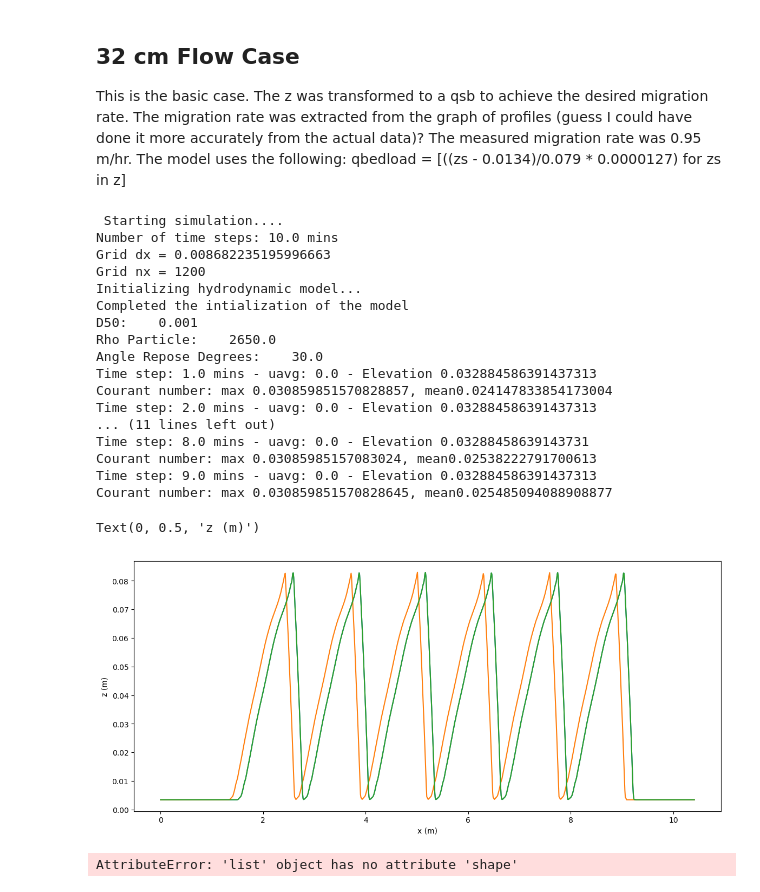
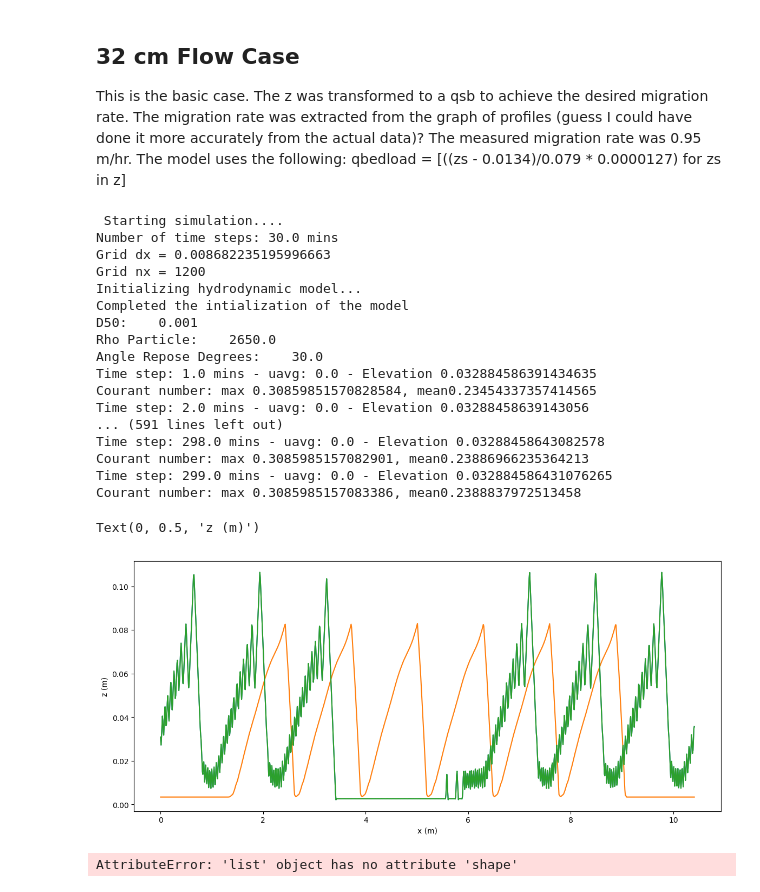
Before and after one commit to plgrover/pymorph, a Jupyter notebook: notebooks/Prototyping/2019-05-30_Parameterized_qbed.ipynb, the cells around one changed output. Cells and saved outputs as stored; diff of their text form; code cells hidden in the pictures.

```diff
--- a/notebooks/Prototyping/2019-05-30_Parameterized_qbed.ipynb
+++ b/notebooks/Prototyping/2019-05-30_Parameterized_qbed.ipynb
@@ -148,8 +148,8 @@ ks=0.0033
 #--------------------------------
 #  Setup the model run parameters
 #--------------------------------
-simTime = 600 #10*300       # Runtime in seconds
-dt = 1                # Time step size (s)
+simTime = 300*60 #10*300       # Runtime in seconds
+dt = 10                # Time step size (s)
 nt = int(simTime/dt)  # Number of time steps
 extractionTime = 60
 
@@ -191,43 +191,43 @@ model.set_bedload_model(qsbmodel)
 
 xc, zc, u, q, h, qbedload = model.run(simTime, dt, extractionTime, None)
 surf = zc + h
 
 
 
 df = model.get_wave_dataframe()
 df.to_csv('_output/{0}_waves.csv'.format(run_name))
 np.save('_output/{0}_z.npy'.format(run_name),zc)
 verts = model._verts
 np.save('_output/{0}_verts.npy'.format(run_name, verts),verts)
 
 
 fig = plt.figure(figsize=(14, 6))
 plt.plot(xc,zc)
 plt.plot(x0,z0)
 plt.plot(xc, surf)
 
 plt.xlabel('x (m)')
 plt.ylabel('z (m)')
 # %% [output]
  Starting simulation....
-Number of time steps: 10.0 mins
+Number of time steps: 30.0 mins
 Grid dx = 0.008682235195996663
 Grid nx = 1200
 Initializing hydrodynamic model...
 Completed the intialization of the model
 D50:    0.001
 Rho Particle:    2650.0
 Angle Repose Degrees:    30.0
-Time step: 1.0 mins - uavg: 0.0 - Elevation 0.032884586391437313
-Courant number: max 0.030859851570828857, mean0.024147833854173004
-Time step: 2.0 mins - uavg: 0.0 - Elevation 0.032884586391437313
-... (11 lines left out)
-Time step: 8.0 mins - uavg: 0.0 - Elevation 0.03288458639143731
-Courant number: max 0.03085985157083024, mean0.02538222791700613
-Time step: 9.0 mins - uavg: 0.0 - Elevation 0.032884586391437313
-Courant number: max 0.030859851570828645, mean0.025485094088908877
+Time step: 1.0 mins - uavg: 0.0 - Elevation 0.032884586391434635
+Courant number: max 0.30859851570828584, mean0.23454337357414565
+Time step: 2.0 mins - uavg: 0.0 - Elevation 0.03288458639143056
+... (591 lines left out)
+Time step: 298.0 mins - uavg: 0.0 - Elevation 0.03288458643082578
+Courant number: max 0.3085985157082901, mean0.23886966235364213
+Time step: 299.0 mins - uavg: 0.0 - Elevation 0.032884586431076265
+Courant number: max 0.3085985157083386, mean0.2388837972513458
 Text(0, 0.5, 'z (m)')
-[figure, old version]
+[figure, new version]
 # %%
 from scipy.signal import savgol_filter
 heights = [post.calculate_wave_height(verts[t,:,1],dx) for t in range((verts.shape[0]))]
```
Also changed, not shown: parts of 12 cells of this notebook, 6 other files.
